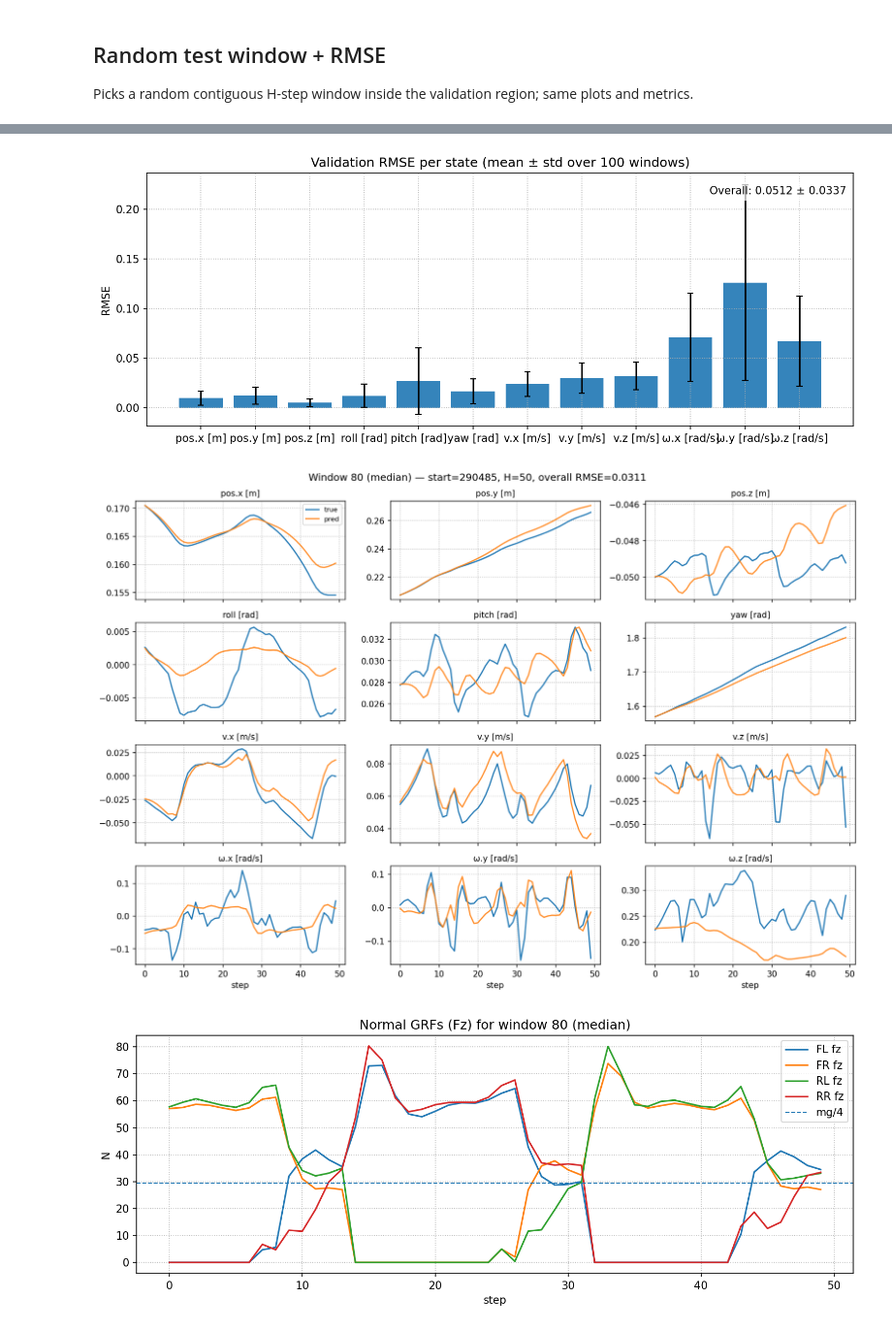
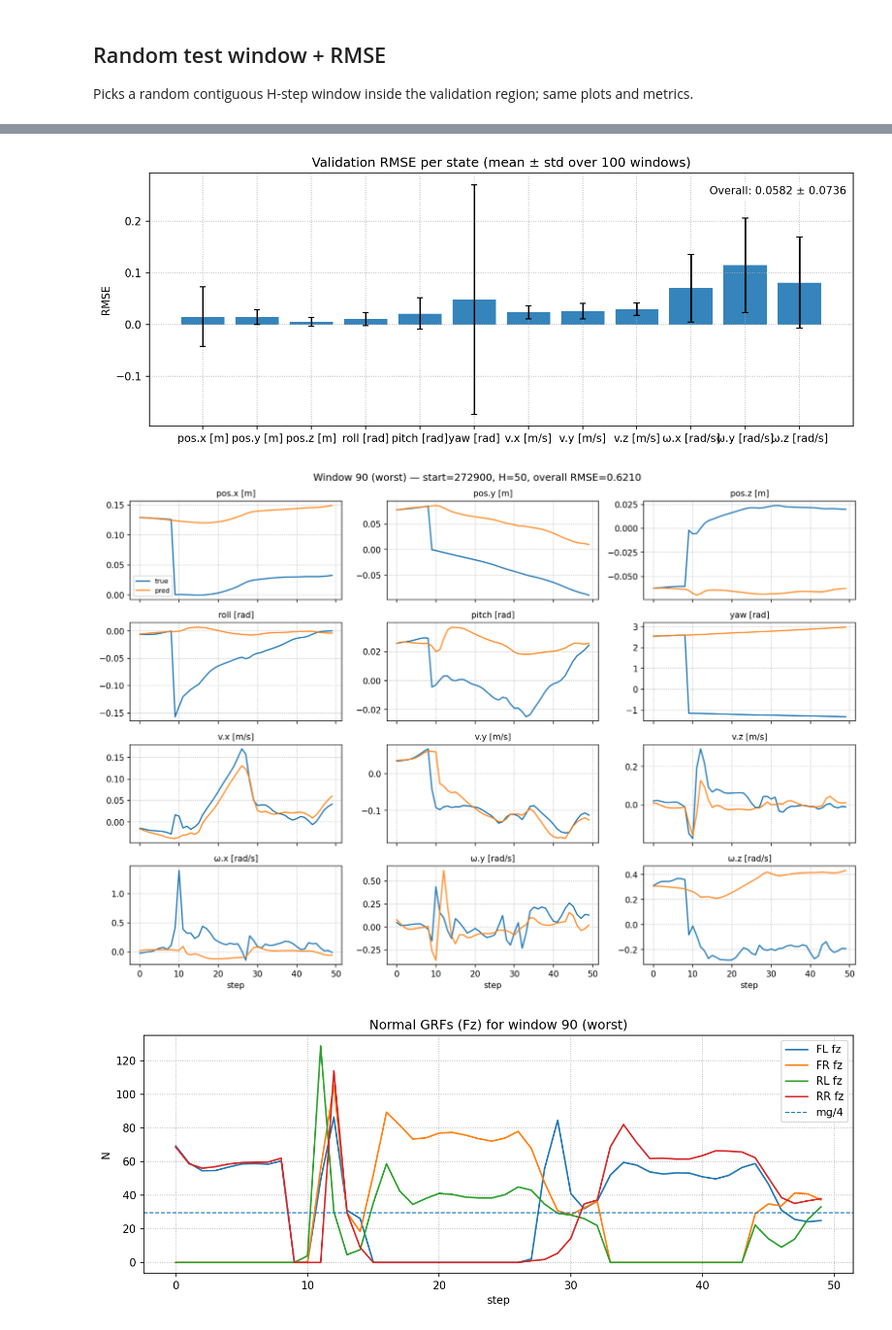
Before and after one commit to sriram-2502/quad_koopman_mpc, a Jupyter notebook: simulation/edmd/edmd_runner_experiment.ipynb, the cells around one changed output, grey strips where cells are left out. Shown at 97% size. Saved outputs shown, nothing was run; the diff lists cells and outputs as text; code cells hidden in the pictures.

Commit message:
cleaned up edmd setup

```diff
--- a/simulation/edmd/edmd_runner_experiment.ipynb
+++ b/simulation/edmd/edmd_runner_experiment.ipynb
@@ -9,14 +9,14 @@ Nothing is written to disk or to the HDF5.
 # ---- Config ----
 from pathlib import Path
 
-EXP_FILE = Path("../../datasets/go1/flat_terrain/experiment8.h5")  # <<< edit if needed
+EXP_FILE = Path("../../datasets/go1/flat_terrain/experiment8.h5")
 
 # EDMD hyperparameters
-P_MAX   = 7            # max polynomial degree for EDMD
-L2_REG  = 1e-6         # l2 regularization for EDMD
-VAL_FR  = 0.2          # fraction of data for validation
-H       = 50           # prediction horizon for open lop eval
-SEED    = 1354           # used for random test window
+P_MAX   = 10            # max polynomial degree for EDMD
+L2_REG  = 1e-6          # l2 regularization for EDMD
+VAL_FR  = 0.2           # fraction of data for validation
+H       = 50            # prediction horizon for open lop eval
+SEED    = 1354          # used for random test window
 RANDOM_DEGREES = False # if your eval expects degrees for angles, set True
 N_WINDOWS = 100  # how many random traj windows to evaluate
 
@@ -408,7 +413,7 @@ idx_best  = int(order[0])
 idx_med   = int(order[len(order)//2])
 idx_worst = int(order[-1])
 
-WHICH = "median"   # change to "best" or "median"
+WHICH = "worst"   # change to "best" or "median"
 idx_pick = {"best": idx_best, "median": idx_med, "worst": idx_worst}[WHICH]
 w = windows[idx_pick]
 Hwin = int(w["H_eff"])
@@ -451,36 +456,36 @@ figB.suptitle(f"Window {idx_pick} ({WHICH}) — start={w['start_idx']}, H={Hwin}
 plt.tight_layout()
 plt.show()
 
 # ---------- Chart C (optional): GRF Fz per leg for this window ----------
 U_w = U0[w["start_idx"] : w["start_idx"] + Hwin]
 if U_w.ndim == 2 and U_w.shape[1] == 12:
     Fz = U_w[:, 2::3]  # (H,4)
     figC, axC = plt.subplots(figsize=(10, 4))
     axC.plot(t, Fz[:, 0], label="FL fz")
     axC.plot(t, Fz[:, 1], label="FR fz")
     axC.plot(t, Fz[:, 2], label="RL fz")
     axC.plot(t, Fz[:, 3], label="RR fz")
 
     # mg/4 guide if cfg available
     mg4 = None
     try:
         from quadruped_pympc import config as _cfg
         mg4 = (_cfg.mass * _cfg.gravity_constant) / 4.0
     except Exception:
         pass
     if mg4 is not None:
         axC.axhline(mg4, linestyle="--", linewidth=1.0, label="mg/4")
 
     axC.set_title(f"Normal GRFs (Fz) for window {idx_pick} ({WHICH})")
     axC.set_xlabel("step"); axC.set_ylabel("N")
     axC.grid(True, linestyle=":")
     axC.legend(loc="best")
     plt.tight_layout()
     plt.show()
 # %% [output]
-[figure, old version]
+[figure, new version]
-[figure, old version]
+[figure, new version]
-[figure, old version]
+[figure, new version]
 # %%
 import numpy as np
 import matplotlib.pyplot as plt
```
Also changed, not shown: parts of 9 cells of this notebook, 7 other files.
